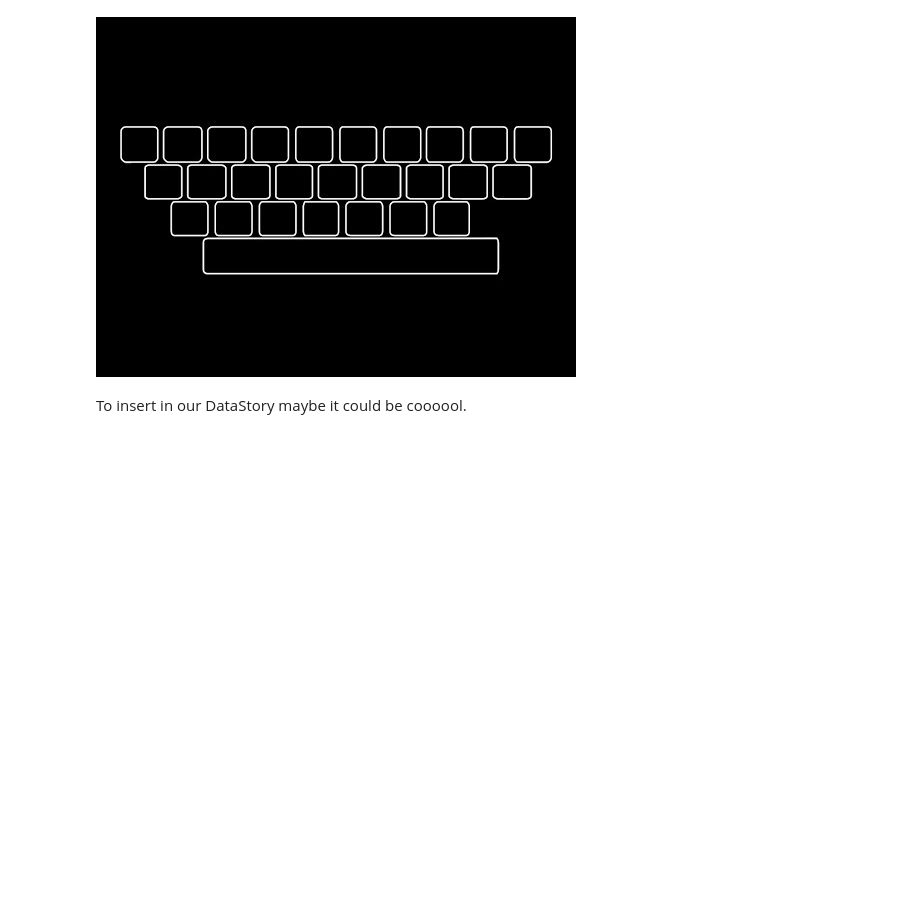
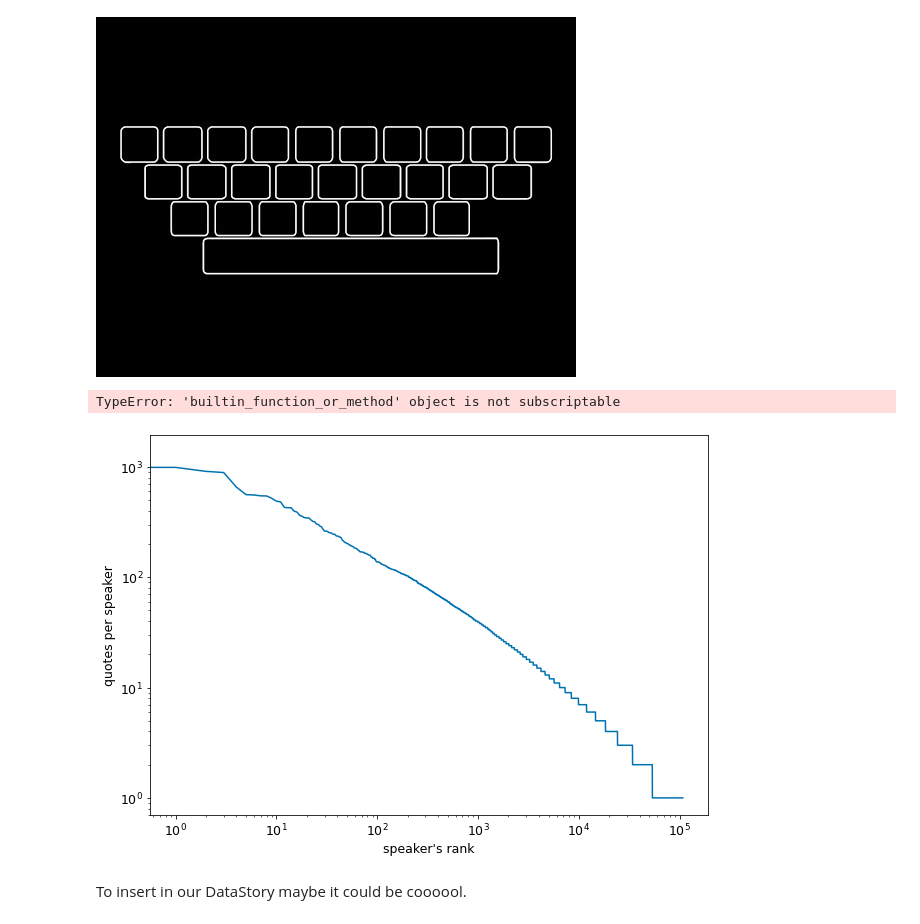
Before and after one commit to epfl-ada/ada-2021-project-adacadabra, a Jupyter notebook: ANALYSIS/Regression.ipynb, the cells around one changed output. Saved outputs shown, nothing was run; the diff lists cells and outputs as text; code cells hidden in the pictures; blank space fills up the shorter version.

```diff
--- a/ANALYSIS/Regression.ipynb
+++ b/ANALYSIS/Regression.ipynb
@@ -28,8 +28,10 @@ path_2_data = 'C:/Users/alexb/Documents/Ecole/EPFL/MasterII/ADA/'
 
 #import the dataset sample
 df = pd.read_json(path_2_data + 'polUS_quotes_speakers_merged.json.bz2',compression="bz2",lines=True)
+df2 = pd.read_json(path_2_data + 'Speakers_aggregation.json.bz2',compression="bz2",lines=True)
 
 df.describe()
+df2.describe()
 # %% [output]
 |  | p1 | p2 | delta_p | year | colloquial | lastrevid |
 | count | 39482.000000 | 39482.000000 | 39482.000000 | 39482.000000 | 39482.000000 | 3.948200e+04 |
@@ -48,6 +66,14 @@ from IPython.lib.display import YouTubeVideo
 YouTubeVideo('fCn8zs912OE')
 # %% [output]
 [figure]
+# %%
+fig,ax = plt.subplots()
+
+ax = df2['quotes_number'].plot(loglog=True, legend=False, ylabel = "quotes per speaker", xlabel="speaker's rank");
+ax = plt.plot(x=np.array[0,100000], y=np.array[10000, 0])
+# %% [output]
+TypeError: 'builtin_function_or_method' object is not subscriptable
+[figure, added]
 # %% [markdown]
 To insert in our DataStory maybe it could be coooool.
 # %%
```
Also changed, not shown: parts of 1 cell of this notebook.
